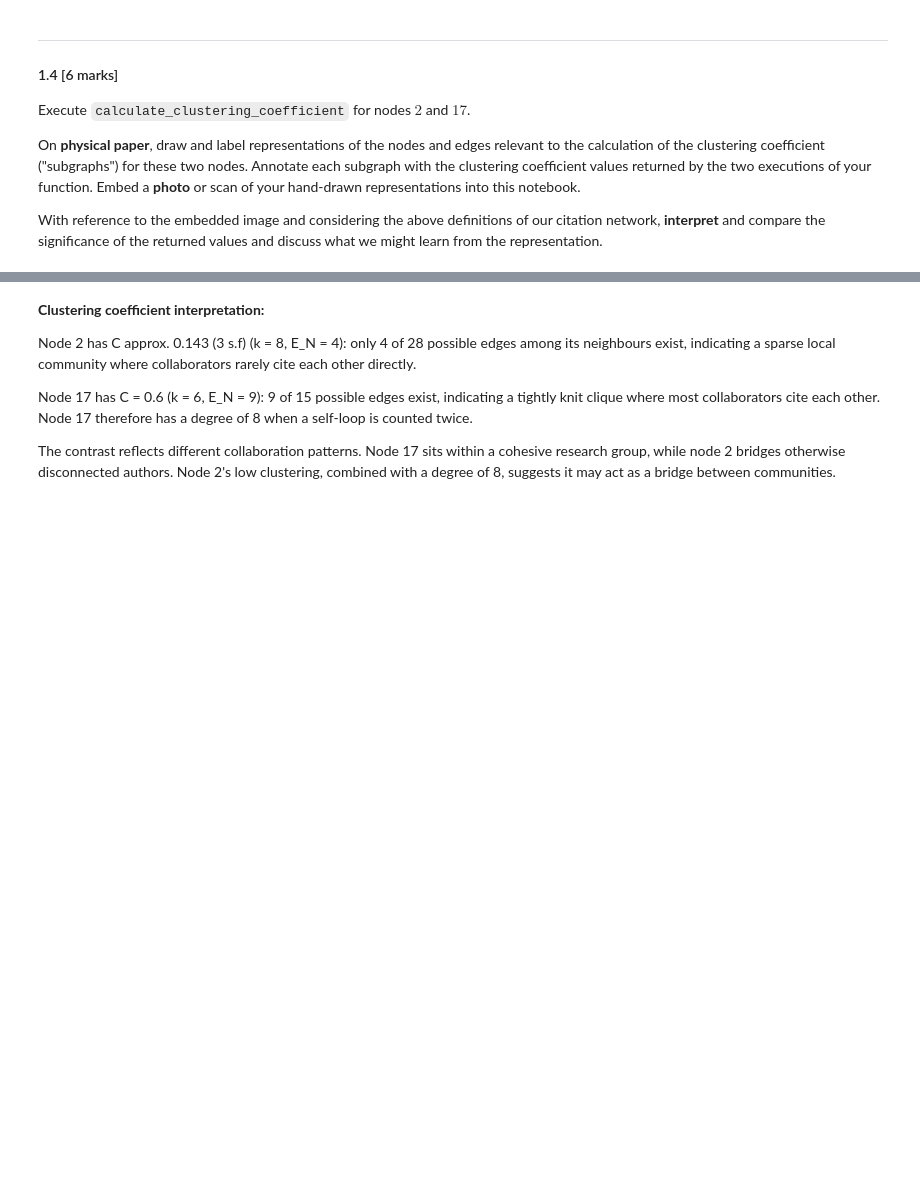
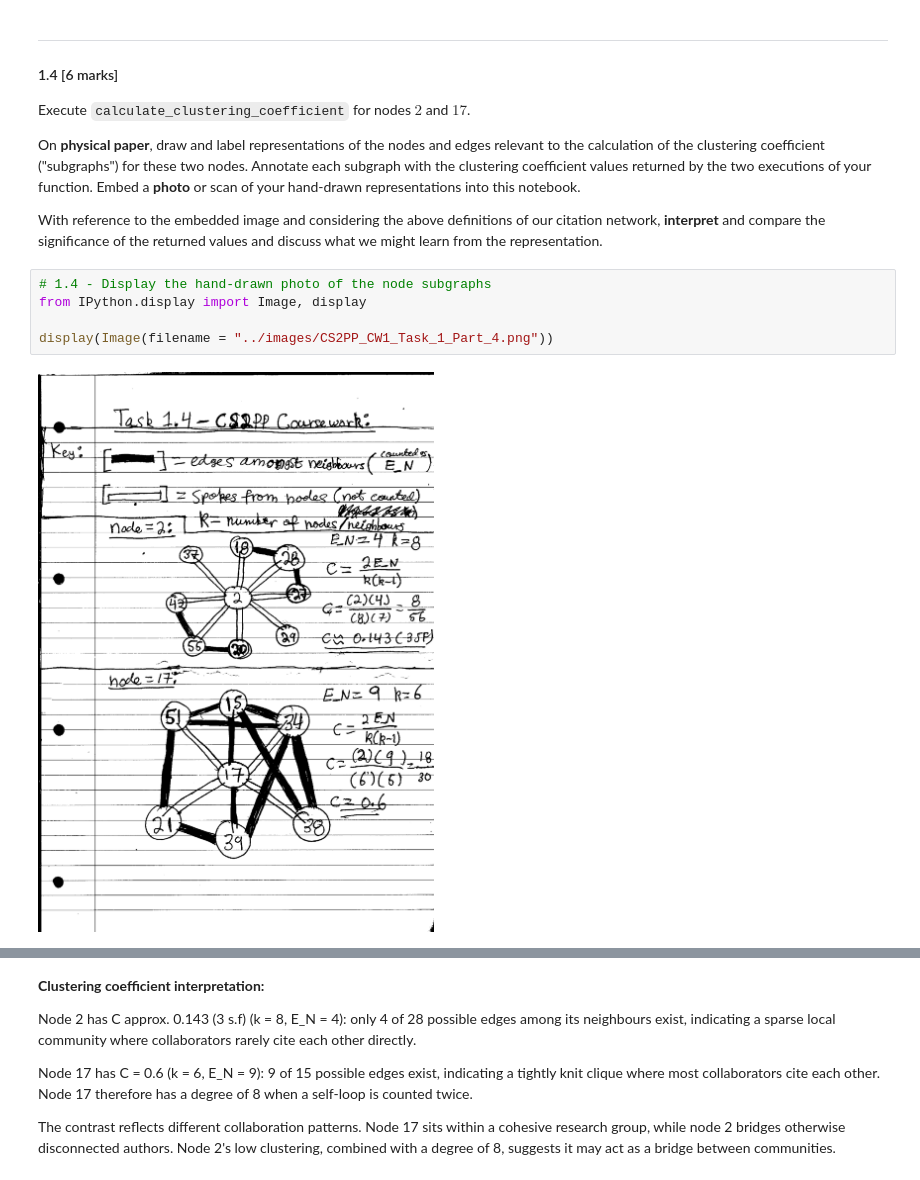
Before and after one commit to ahsan8pak-star/Data-Science-Project, a Jupyter notebook: university_courseworks/year2/semester1/cs2pp/coursework1/anaconda_projects/jupyter/CS2PP_CW1.ipynb, the cells around one changed output, grey strips where cells are left out. Saved outputs shown, nothing was run; the diff lists cells and outputs as text; blank space fills up the shorter version.

Commit message:
docs(cs2pp/coursework1): embed task one hand drawn image

```diff
--- a/university_courseworks/year2/semester1/cs2pp/coursework1/anaconda_projects/jupyter/CS2PP_CW1.ipynb
+++ b/university_courseworks/year2/semester1/cs2pp/coursework1/anaconda_projects/jupyter/CS2PP_CW1.ipynb
@@ -640,6 +655,13 @@ Execute `calculate_clustering_coefficient` for nodes $2$ and $17$.
 On **physical paper**, draw and label representations of the nodes and edges relevant to the calculation of the clustering coefficient ("subgraphs") for these two nodes.  Annotate each subgraph with the clustering coefficient values returned by the two executions of your function.  Embed a **photo** or scan of your hand-drawn representations into this notebook.
 
 With reference to the embedded image and considering the above definitions of our citation network, **interpret** and compare the significance of the returned values and discuss what we might learn from the representation.
+# %%
+# 1.4 - Display the hand-drawn photo of the node subgraphs
+from IPython.display import Image, display
+
+display(Image(filename = "../images/CS2PP_CW1_Task_1_Part_4.png"))
+# %% [output]
+[figure, added]
 # %%
 # 1.4 - Clustering coefficient for nodes 2 and 17
 # subgraph returns the node, its linked neighbours and the edges among them
```
Also changed, not shown: parts of 9 cells of this notebook.
